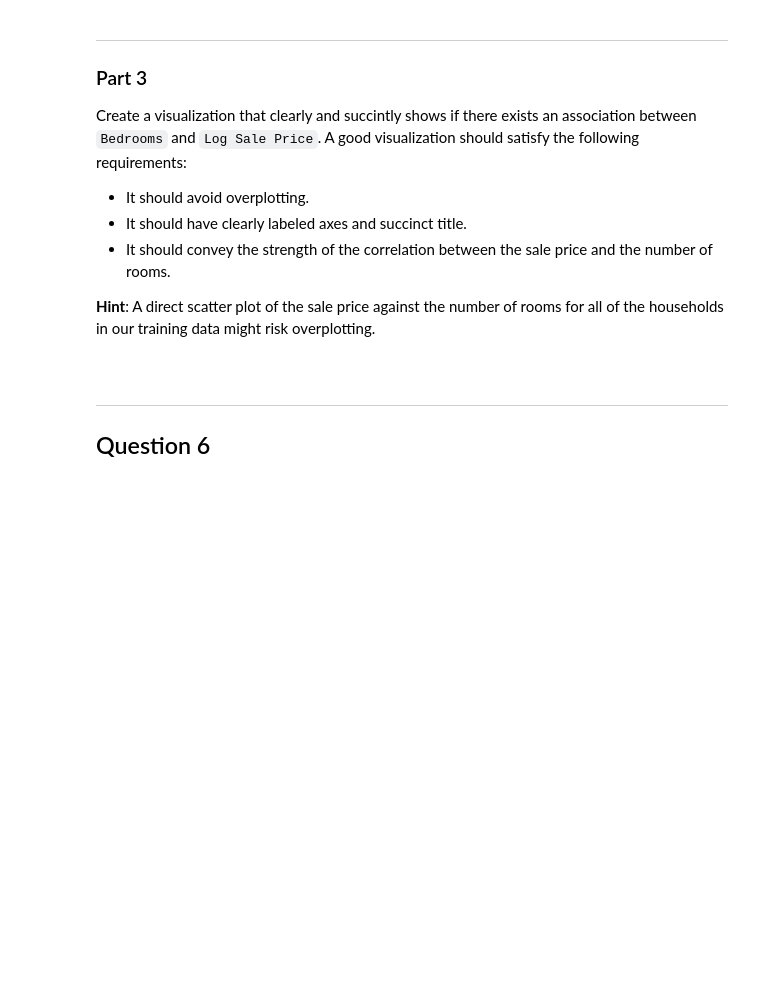
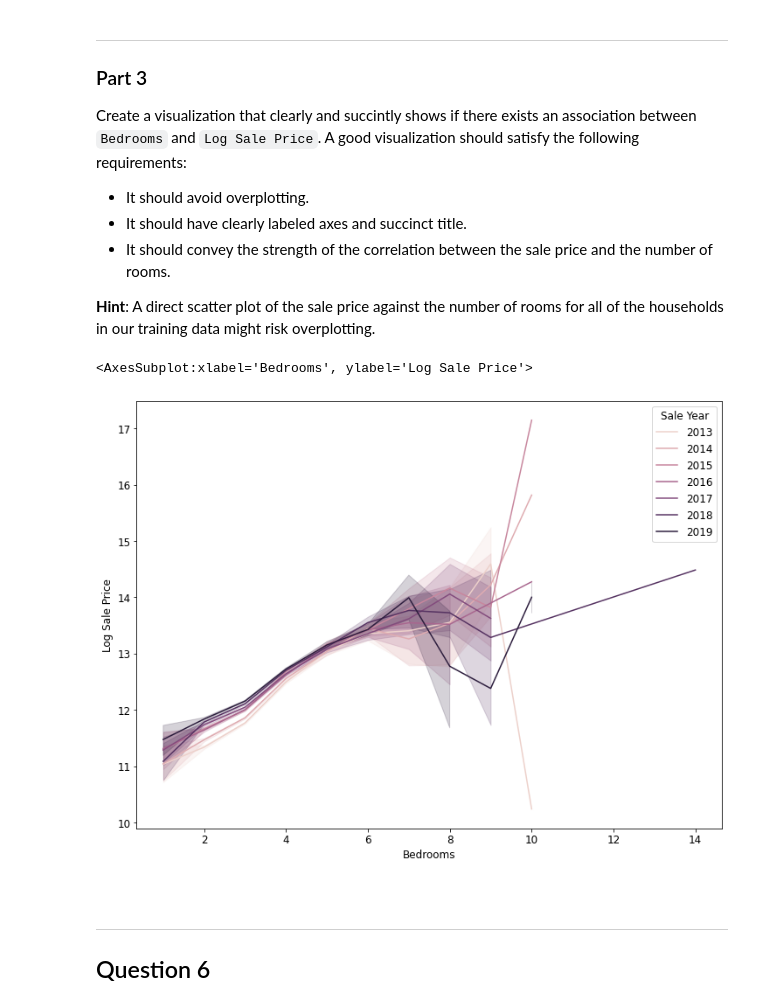
Before and after one commit to DS-100/sp22, a Jupyter notebook: proj/proj1a/proj1a.ipynb, the cells around one changed output. Saved outputs shown, nothing was run; the diff lists cells and outputs as text; code cells hidden in the pictures; blank space fills up the shorter version.

```diff
--- a/proj/proj1a/proj1a.ipynb
+++ b/proj/proj1a/proj1a.ipynb
@@ -286,2 +320,6 @@ points: 1
+# %%
+training_data = training_data[training_data['Sale Price'] >= 500]
+
+training_data['Log Sale Price'] = np.log(training_data['Sale Price'])
 # %%
 grader.check("q2b")
@@ -344,2 +386,4 @@ points: 1
+# %%
+training_data['Log Building Square Feet'] = np.log(training_data['Building Square Feet'])
 # %%
 grader.check("q3b")
@@ -464,7 +524,8 @@ def add_total_bedrooms(data):
       data (data frame): a data frame containing at least the Description column.
     """
     with_rooms = data.copy()
-    ...
+    with_rooms['Bedrooms'] = with_rooms['Description'].str.extract("(\d+) of which are bedroom").astype(int)
+    with_rooms['Bedrooms'].fillna(0)
     return with_rooms
 
 training_data = add_total_bedrooms(training_data)
@@ -495,3 +556,8 @@ format: image
+# %%
+sns.lineplot(data=training_data, x="Bedrooms", y="Log Sale Price",hue='Sale Year')
+# %% [output]
+<AxesSubplot:xlabel='Bedrooms', ylabel='Log Sale Price'>
+[figure, added]
 # %% [markdown]
 <!-- END QUESTION -->
 
```
Also changed, not shown: parts of 42 cells of this notebook, 9 other files.
